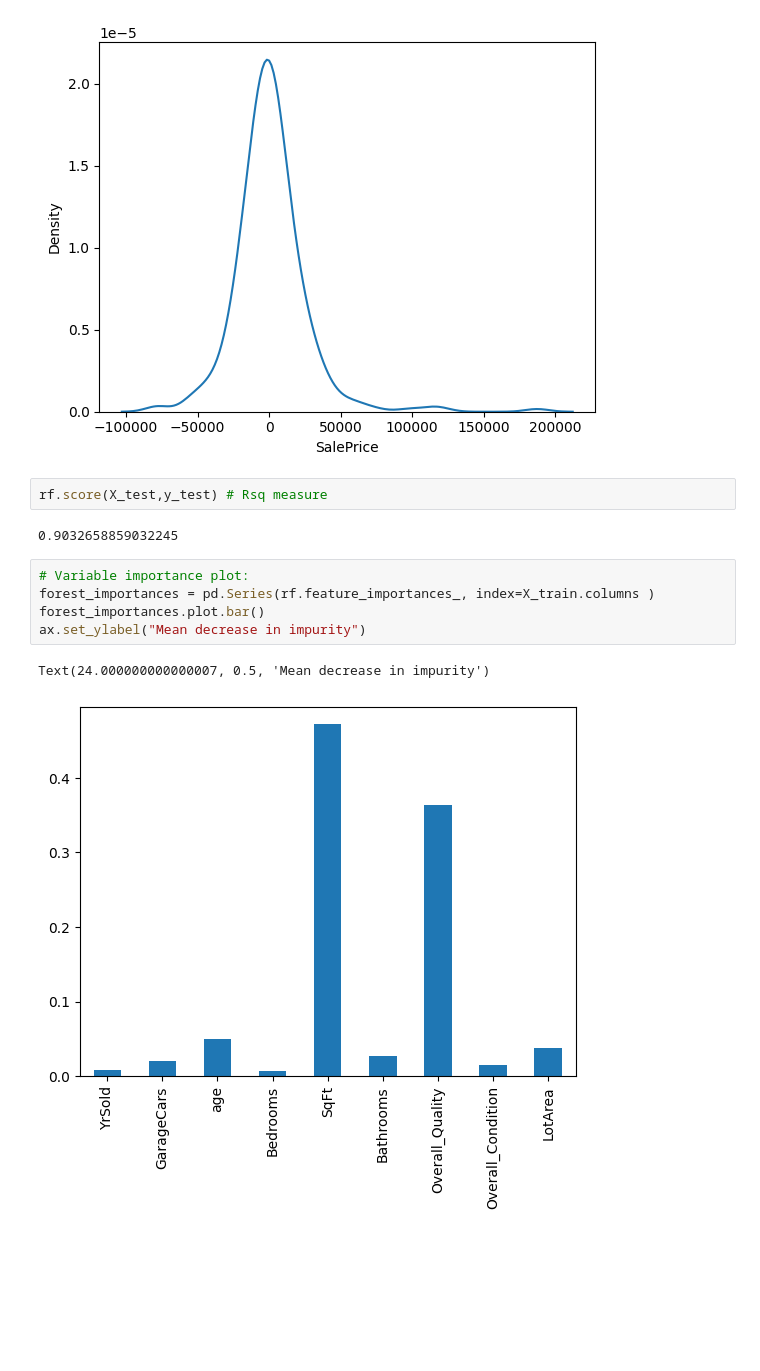
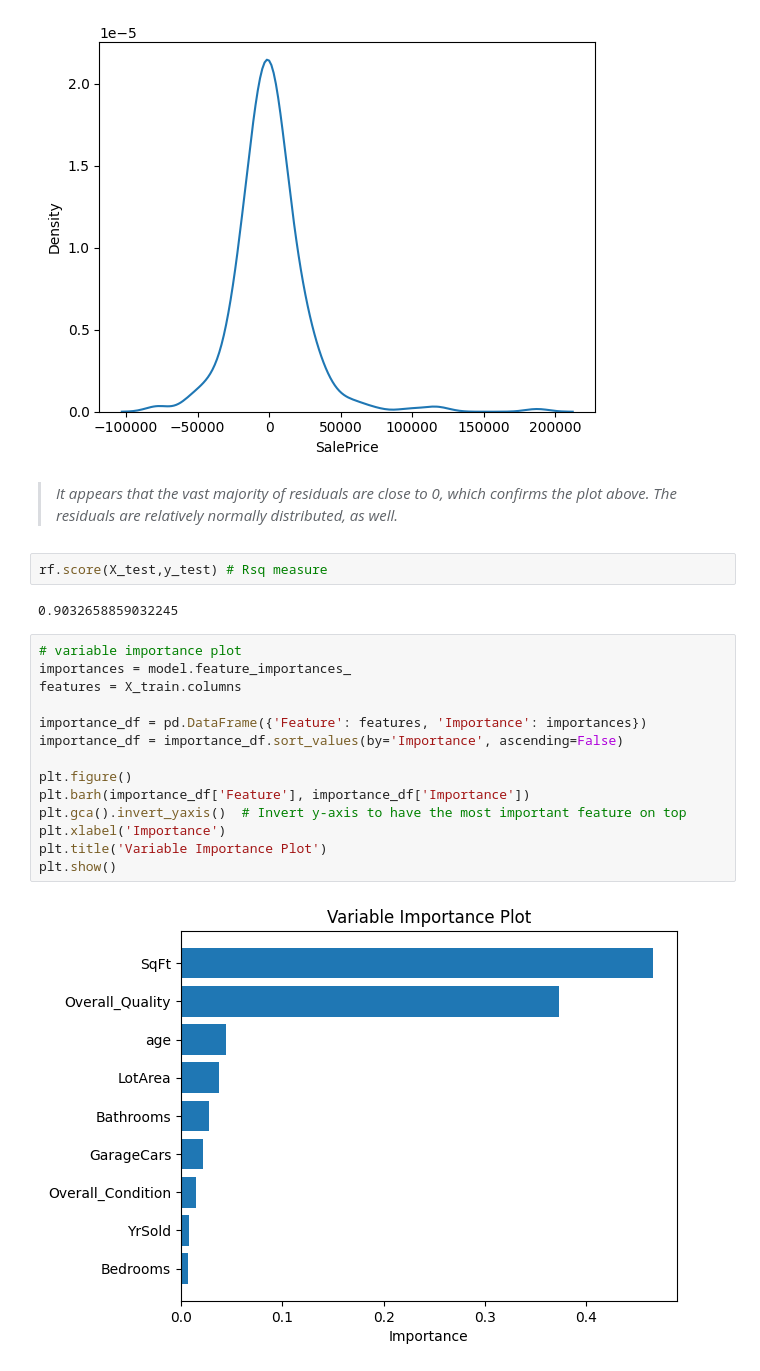
Before and after one commit to naylorstone/DS3001-Final-Project, a Jupyter notebook: Decision_Tree_All_Predictors.ipynb, the cells around one changed output. Saved outputs shown, nothing was run; the diff lists cells and outputs as text; blank space fills up the shorter version.

```diff
--- a/Decision_Tree_All_Predictors.ipynb
+++ b/Decision_Tree_All_Predictors.ipynb
@@ -166,15 +170,27 @@ sns.kdeplot(x=residual)
 # %% [output]
 <Axes: xlabel='SalePrice', ylabel='Density'>
 [figure]
+# %% [markdown]
+
+
+> *It appears that the vast majority of residuals are close to 0, which confirms the plot above. The residuals are relatively normally distributed, as well.*
 # %%
 rf.score(X_test,y_test) # Rsq measure
 # %% [output]
 0.9032658859032245
-# %%
-# Variable importance plot:
-forest_importances = pd.Series(rf.feature_importances_, index=X_train.columns )
-forest_importances.plot.bar()
-ax.set_ylabel("Mean decrease in impurity")
-# %% [output]
-Text(24.000000000000007, 0.5, 'Mean decrease in impurity')
-[figure, removed]
+# %%
+# variable importance plot
+importances = model.feature_importances_
+features = X_train.columns
+
+importance_df = pd.DataFrame({'Feature': features, 'Importance': importances})
+importance_df = importance_df.sort_values(by='Importance', ascending=False)
+
+plt.figure()
+plt.barh(importance_df['Feature'], importance_df['Importance'])
+plt.gca().invert_yaxis()  # Invert y-axis to have the most important feature on top
+plt.xlabel('Importance')
+plt.title('Variable Importance Plot')
+plt.show()
+# %% [output]
+[figure, added]
```
Also changed, not shown: parts of 2 cells of this notebook.
